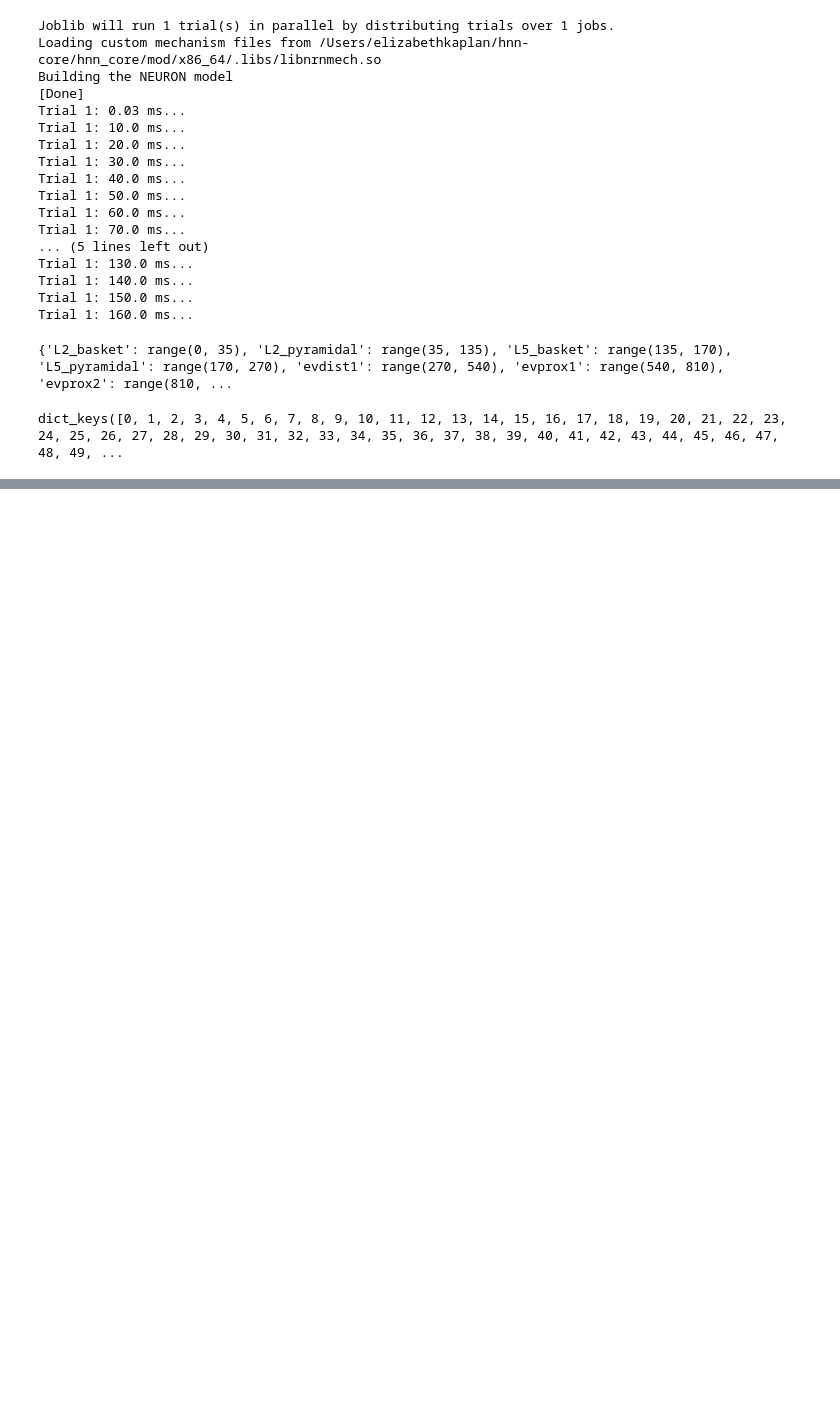
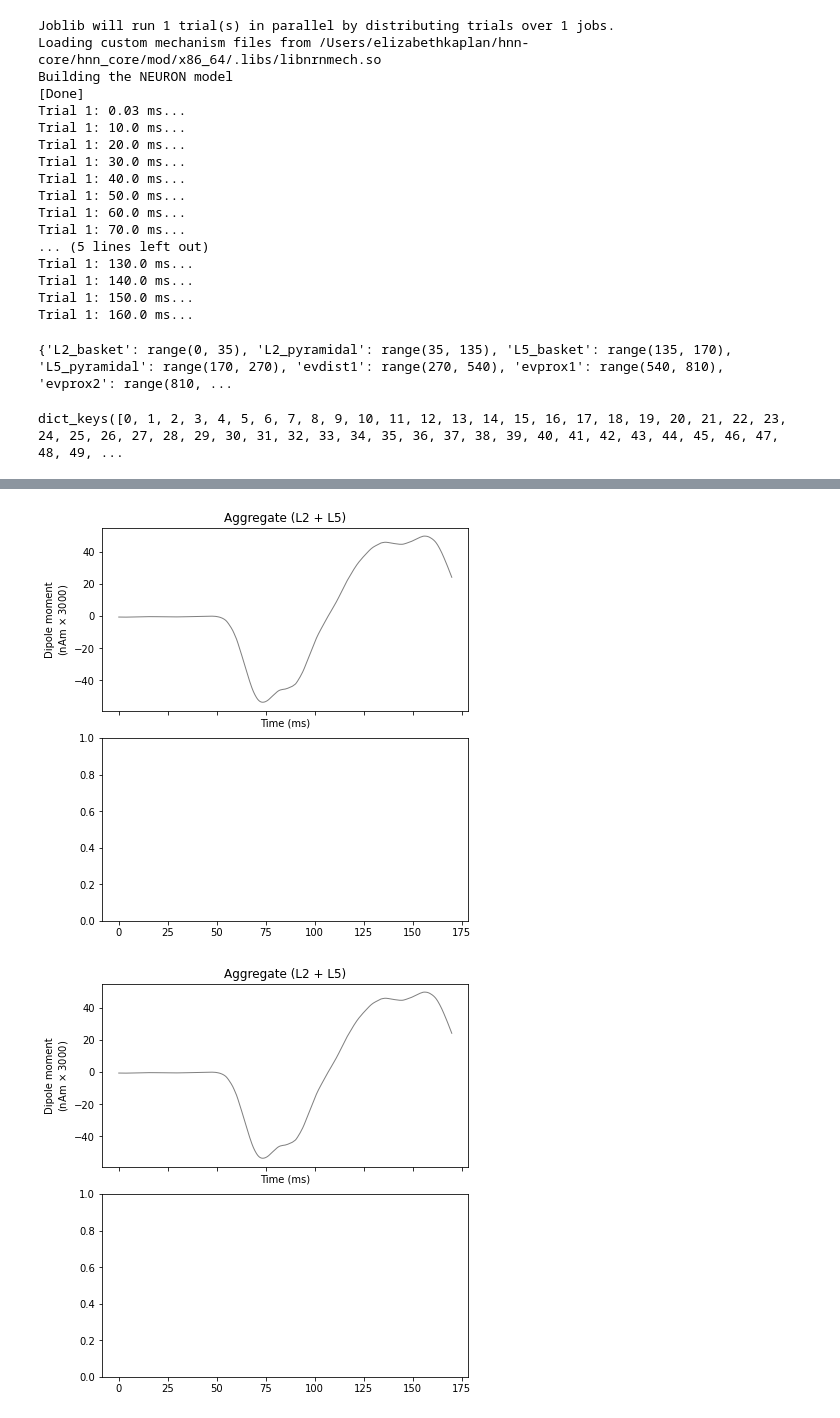
Before and after one commit to ekaplan7/V1_HNN_Modeling, a Jupyter notebook: V1_HNN.ipynb, the cells around one changed output, grey strips where cells are left out. Cells and saved outputs as stored; diff of their text form; code cells hidden in the pictures; blank space fills up the shorter version.

```diff
--- a/V1_HNN.ipynb
+++ b/V1_HNN.ipynb
@@ -184,3 +211,10 @@ net.cell_response.plot_spikes_hist(ax=axes[1], spike_types=['evprox', 'evdist'])
+# %%
+fig, axes = plt.subplots(2, 1, sharex=True, figsize=(6, 6),
+                         constrained_layout=True)
+plot_dipole(dpls, ax=axes[0], layer='agg', show=False)
+# %% [output]
+[figure, added]
+[figure, added]
 # %%
 #visualize layer contributions seperately
 plot_dipole(dpls, average=False, layer=['L2', 'L5', 'agg'], show=False)
```
Also changed, not shown: parts of 20 cells of this notebook, 3 other files.
